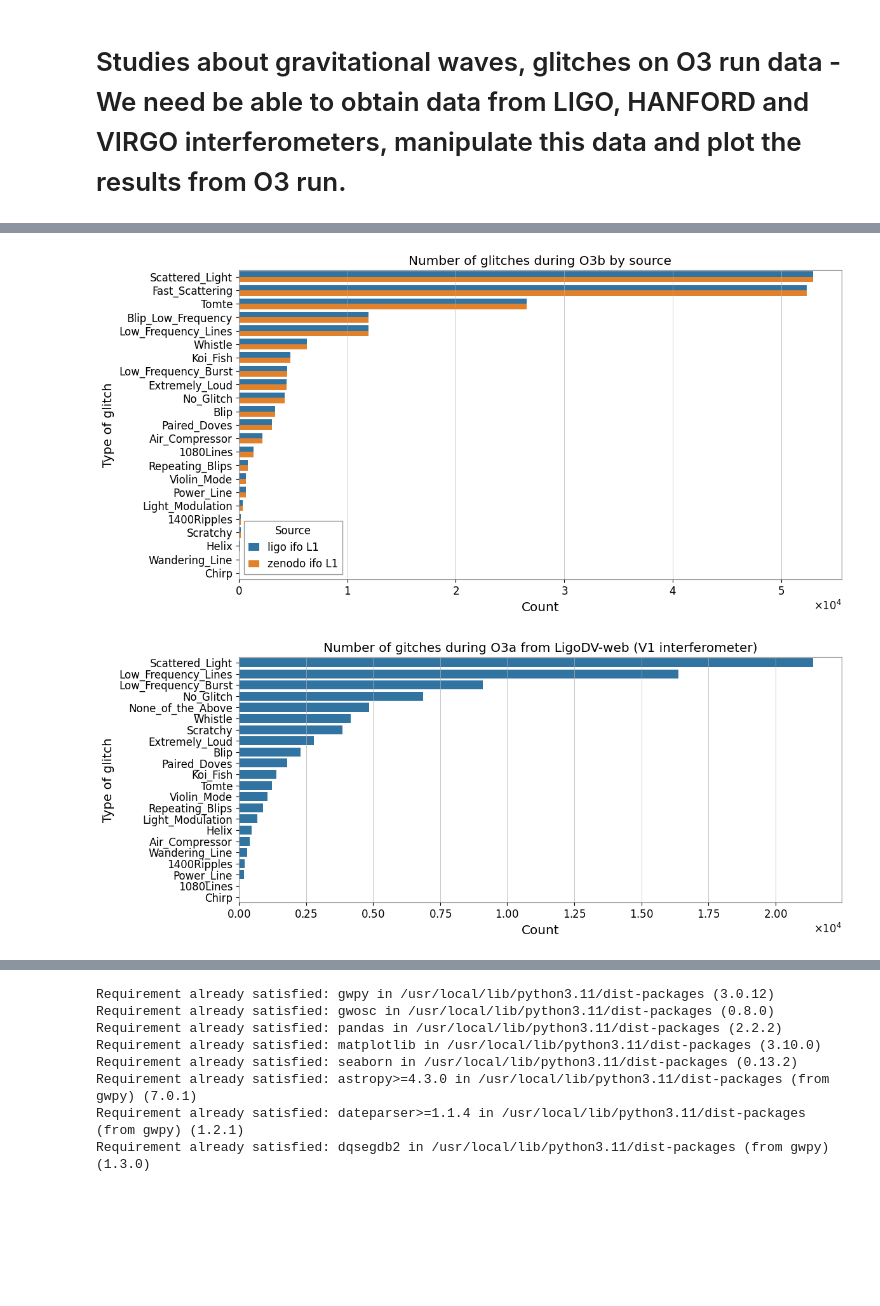
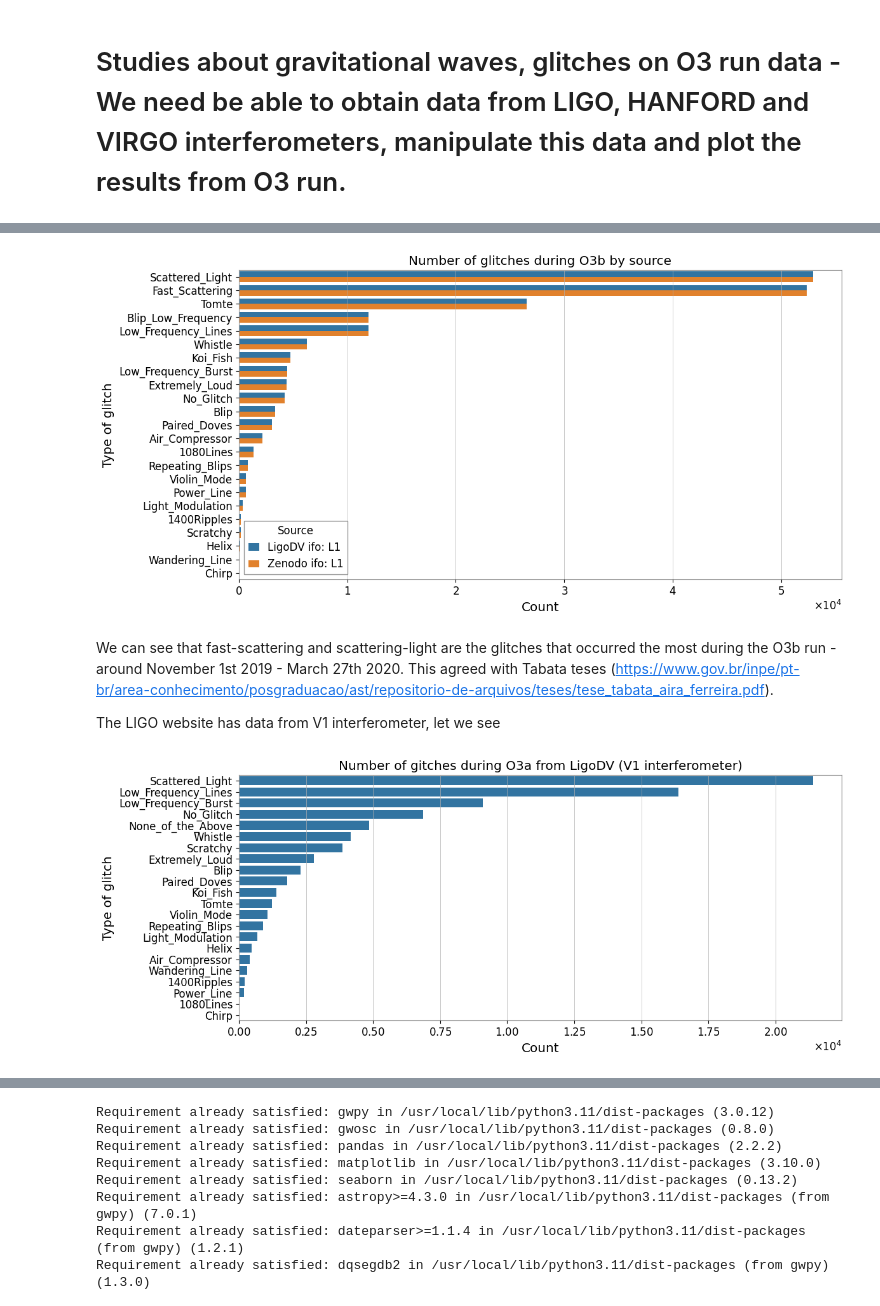
Before and after one commit to physerikc/gravitational-waves, a Jupyter notebook: glitch_study.ipynb, the cells around one changed output, grey strips where cells are left out. Drawn from its saved outputs; the diff is of its cells as text; code cells hidden in the pictures; blank space fills up the shorter version.

```diff
--- a/glitch_study.ipynb
+++ b/glitch_study.ipynb
@@ -62,49 +99,53 @@ plt.show()
 # %%
 # Adiciona a origem
-dfligo_L1_O3b['Fonte'] = 'ligo ifo L1'
-dfzenodo_L1_O3b['Fonte'] = 'zenodo ifo L1'
+dfligo_L1_O3b['Fonte'] = 'LigoDV ifo: L1'
+dfzenodo_L1_O3b['Fonte'] = 'Zenodo ifo: L1'
 
 # Junta os dois DataFrames
 df_combined = pd.concat([dfligo_L1_O3b, dfzenodo_L1_O3b])
 
 # Garante que a ordem seja pela soma total de ocorrências
 ordered_labels = (
     df_combined['label']
     .value_counts()
     .loc[lambda x: x.index.isin(df_combined['label'].unique())]
     .index
 )
 
 # Gráfico
 plt.figure(figsize=(12, 6))
 sns.countplot(
     data=df_combined,
     y='label',
     hue='Fonte',
     order=ordered_labels,
     dodge=True  # reforça o uso de barras lado a lado
 )
 
 plt.title("Number of glitches during O3b by source")
 plt.xlabel("Count")
 plt.ylabel("Type of glitch")
 plt.legend(title='Source')
 plt.tight_layout()
 plt.show()
 # %% [output]
-[figure, old version]
+[figure, new version]
+# %% [markdown]
+We can see that fast-scattering and scattering-light are the glitches that occurred the most during the O3b run - around November 1st 2019 - March 27th 2020. This agreed with Tabata teses (https://www.gov.br/inpe/pt-br/area-conhecimento/posgraduacao/ast/repositorio-de-arquivos/teses/tese_tabata_aira_ferreira.pdf).
+
+The LIGO website has data from V1 interferometer, let we see
 # %%
 plt.figure(figsize=(12, 5))
 
 sns.countplot(data=dfligo_V1_O3a, y='label', order=dfligo_V1_O3a['label'].value_counts().index)
-plt.title("Number of gitches during O3a from LigoDV-web (V1 interferometer)")
+plt.title("Number of gitches during O3a from LigoDV (V1 interferometer)")
 plt.xlabel("Count")
 plt.ylabel("Type of glitch")
 
 plt.tight_layout()
 plt.show()
 # %% [output]
-[figure, old version]
+[figure, new version]
 # %%
 plt.figure(figsize=(12, 5))
 
```
Also changed, not shown: parts of 36 cells of this notebook.
